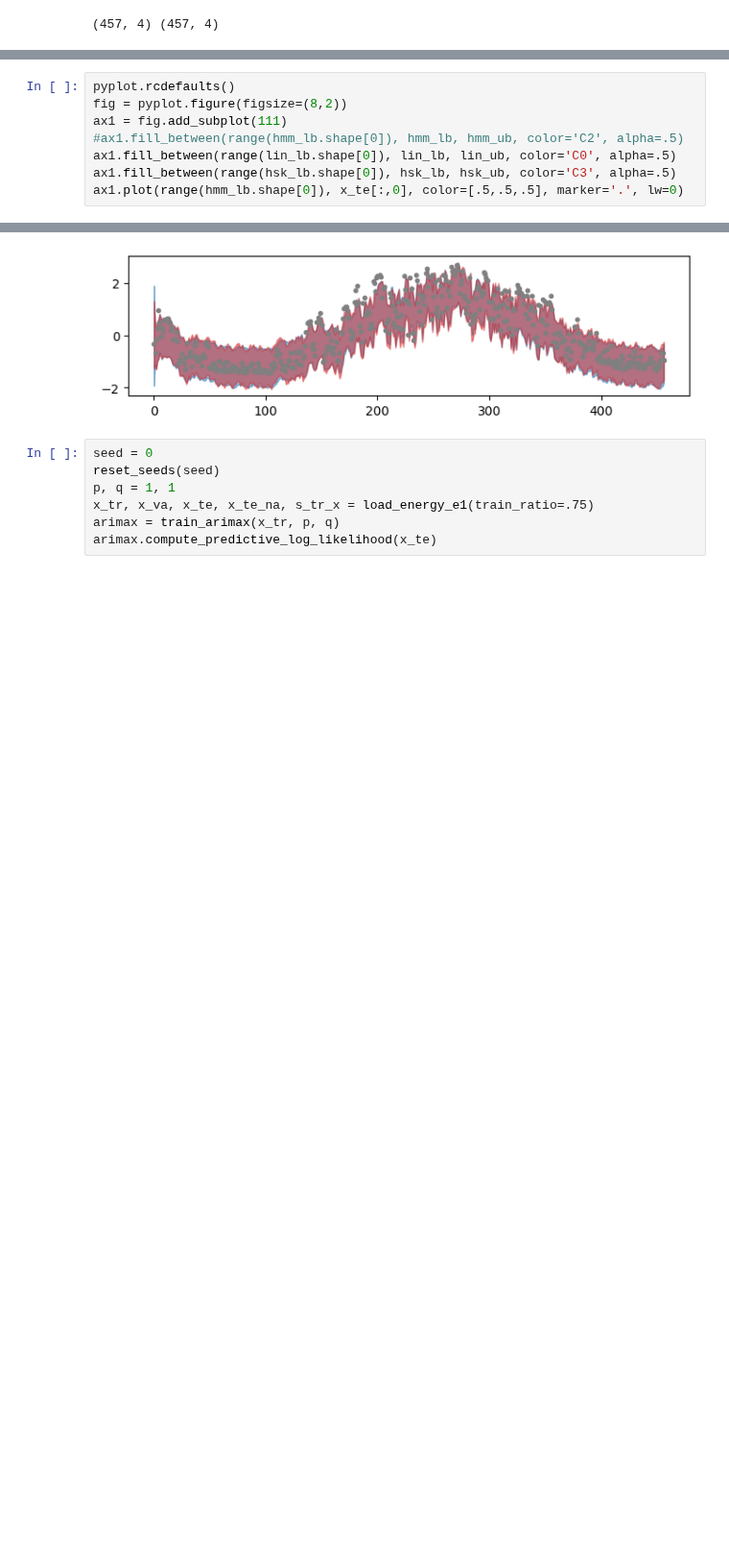
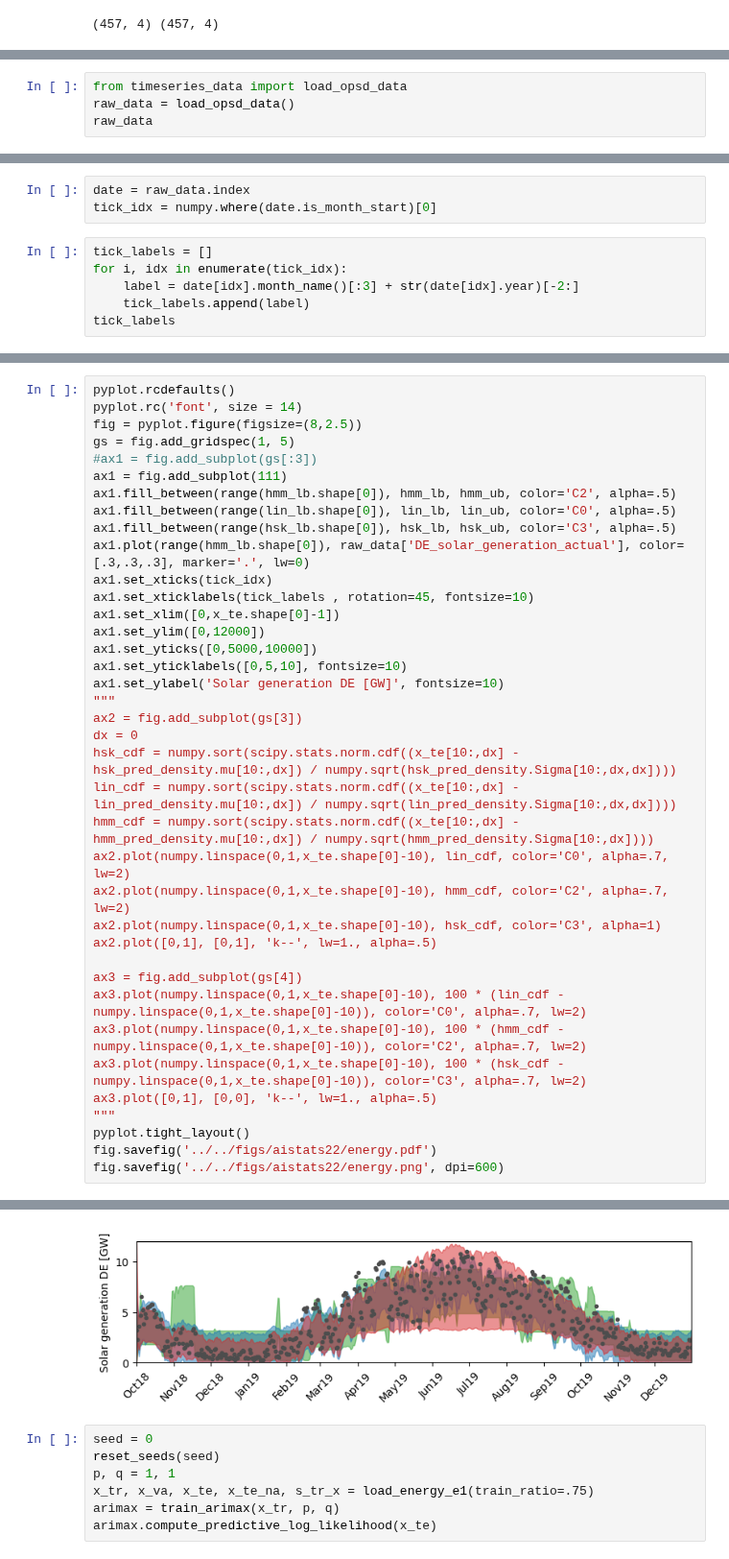
Before and after one commit to christiando/gaussian-toolbox, a Jupyter notebook: notebooks/heteroskedasticity/Fit Energy.ipynb, the cells around one changed output, grey strips where cells are left out. Shown at 96% size. Saved outputs shown, nothing was run; the diff lists cells and outputs as text; blank space fills up the shorter version.

```diff
--- a/notebooks/heteroskedasticity/Fit Energy.ipynb
+++ b/notebooks/heteroskedasticity/Fit Energy.ipynb
@@ -240,0 +256,4 @@ hsk_lb, hsk_ub = hsk_pred_density.mu[:,0] - 1.68 * numpy.sqrt(hsk_pred_density.S
+# %%
+from timeseries_data import load_opsd_data
+raw_data = load_opsd_data()
+raw_data
@@ -240,0 +275,9 @@ hsk_lb, hsk_ub = hsk_pred_density.mu[:,0] - 1.68 * numpy.sqrt(hsk_pred_density.S
+# %%
+date = raw_data.index
+tick_idx = numpy.where(date.is_month_start)[0]
+# %%
+tick_labels = []
+for i, idx in enumerate(tick_idx):
+    label = date[idx].month_name()[:3] + str(date[idx].year)[-2:]
+    tick_labels.append(label)
+tick_labels
@@ -241,9 +300,39 @@ hsk_lb, hsk_ub = hsk_pred_density.mu[:,0] - 1.68 * numpy.sqrt(hsk_pred_density.S
 # %%
 pyplot.rcdefaults()
-fig = pyplot.figure(figsize=(8,2))
+pyplot.rc('font', size = 14)
+fig = pyplot.figure(figsize=(8,2.5))
+gs = fig.add_gridspec(1, 5)
+#ax1 = fig.add_subplot(gs[:3])
 ax1 = fig.add_subplot(111)
-#ax1.fill_between(range(hmm_lb.shape[0]), hmm_lb, hmm_ub, color='C2', alpha=.5)
+ax1.fill_between(range(hmm_lb.shape[0]), hmm_lb, hmm_ub, color='C2', alpha=.5)
 ax1.fill_between(range(lin_lb.shape[0]), lin_lb, lin_ub, color='C0', alpha=.5)
 ax1.fill_between(range(hsk_lb.shape[0]), hsk_lb, hsk_ub, color='C3', alpha=.5)
-ax1.plot(range(hmm_lb.shape[0]), x_te[:,0], color=[.5,.5,.5], marker='.', lw=0)
+ax1.plot(range(hmm_lb.shape[0]), raw_data['DE_solar_generation_actual'], color=[.3,.3,.3], marker='.', lw=0)
+ax1.set_xticks(tick_idx)
+ax1.set_xticklabels(tick_labels , rotation=45, fontsize=10)
+ax1.set_xlim([0,x_te.shape[0]-1])
+ax1.set_ylim([0,12000])
+ax1.set_yticks([0,5000,10000])
+ax1.set_yticklabels([0,5,10], fontsize=10)
+ax1.set_ylabel('Solar generation DE [GW]', fontsize=10)
+"""
+ax2 = fig.add_subplot(gs[3])
+dx = 0
+hsk_cdf = numpy.sort(scipy.stats.norm.cdf((x_te[10:,dx] - hsk_pred_density.mu[10:,dx]) / numpy.sqrt(hsk_pred_density.Sigma[10:,dx,dx])))
+lin_cdf = numpy.sort(scipy.stats.norm.cdf((x_te[10:,dx] - lin_pred_density.mu[10:,dx]) / numpy.sqrt(lin_pred_density.Sigma[10:,dx,dx])))
+hmm_cdf = numpy.sort(scipy.stats.norm.cdf((x_te[10:,dx] - hmm_pred_density.mu[10:,dx]) / numpy.sqrt(hmm_pred_density.Sigma[10:,dx])))
+ax2.plot(numpy.linspace(0,1,x_te.shape[0]-10), lin_cdf, color='C0', alpha=.7, lw=2)
+ax2.plot(numpy.linspace(0,1,x_te.shape[0]-10), hmm_cdf, color='C2', alpha=.7, lw=2)
+ax2.plot(numpy.linspace(0,1,x_te.shape[0]-10), hsk_cdf, color='C3', alpha=1)
+ax2.plot([0,1], [0,1], 'k--', lw=1., alpha=.5)
+
+ax3 = fig.add_subplot(gs[4])
+ax3.plot(numpy.linspace(0,1,x_te.shape[0]-10), 100 * (lin_cdf - numpy.linspace(0,1,x_te.shape[0]-10)), color='C0', alpha=.7, lw=2)
+ax3.plot(numpy.linspace(0,1,x_te.shape[0]-10), 100 * (hmm_cdf - numpy.linspace(0,1,x_te.shape[0]-10)), color='C2', alpha=.7, lw=2)
+ax3.plot(numpy.linspace(0,1,x_te.shape[0]-10), 100 * (hsk_cdf - numpy.linspace(0,1,x_te.shape[0]-10)), color='C3', alpha=.7, lw=2)
+ax3.plot([0,1], [0,0], 'k--', lw=1., alpha=.5)
+"""
+pyplot.tight_layout()
+fig.savefig('../../figs/aistats22/energy.pdf')
+fig.savefig('../../figs/aistats22/energy.png', dpi=600)
 # %% [output]
@@ -251,4 +339,4 @@ ax1.plot(range(hmm_lb.shape[0]), x_te[:,0], color=[.5,.5,.5], marker='.', lw=0)
-[figure, old version]
+[figure, new version]
 # %%
 seed = 0
 reset_seeds(seed)
```
Also changed, not shown: parts of 5 cells of this notebook, 16 other files.
